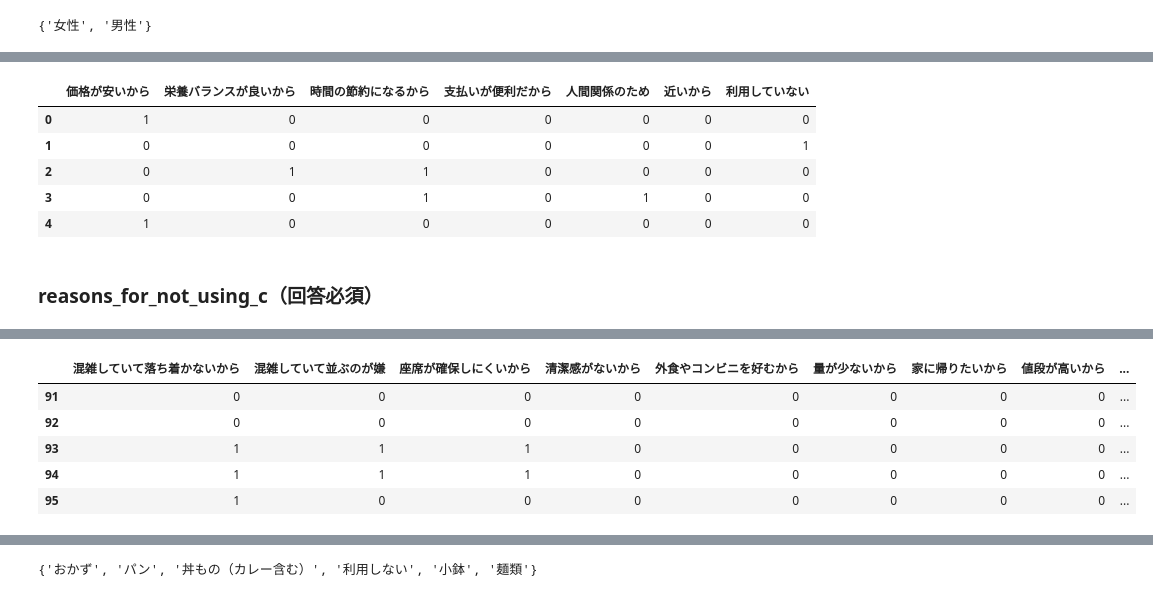
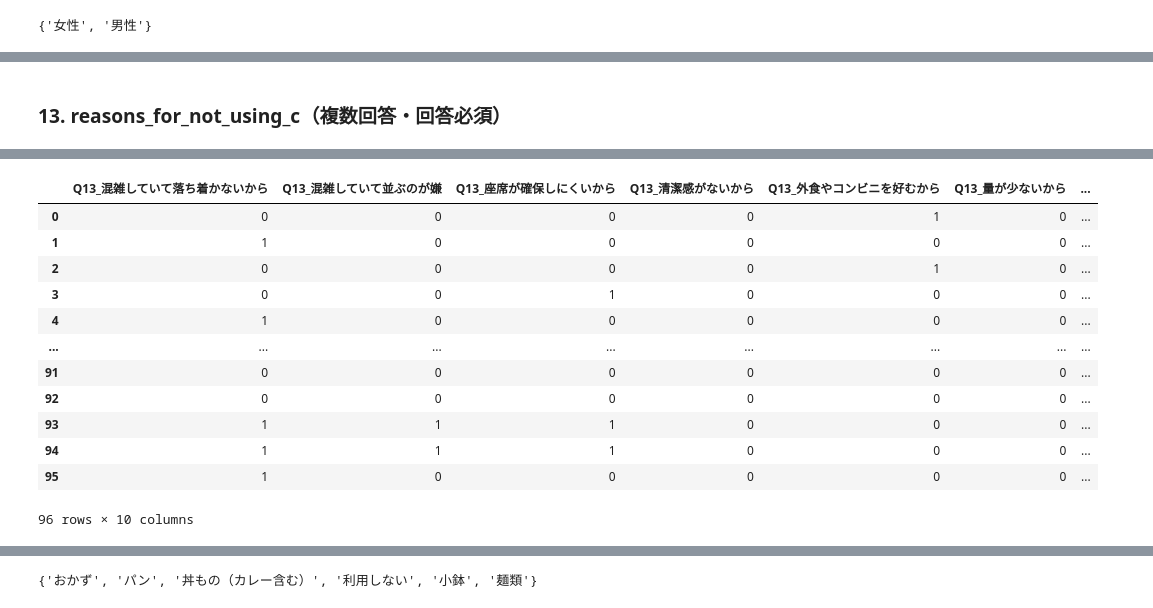
Before and after one commit to ohata-y/coop_iot, a Jupyter notebook: main.ipynb, the cells around one changed output, grey strips where cells are left out. Cells and saved outputs as stored; diff of their text form; code cells hidden in the pictures.

```diff
--- a/main.ipynb
+++ b/main.ipynb
@@ -261,0 +376,3 @@ df_frequency_c.head()
+# %%
+for i in range(4):
+    print(f"{i}: {len(df_frequency_c.query(f'Q8_frequency_c == {i}'))}")
@@ -280,0 +418,3 @@ df_average_payment.head()
+# %%
+for i in range(6):
+    print(f"{i}: {len(df_average_payment.query(f'Q9_average_payment == {i}'))}")
@@ -373,0 +561,3 @@ df_n_of_people.head()
+# %%
+for i in range(4):
+    print(f"{i}: {len(df_n_of_people.query(f'Q11_n_of_people == {i}'))}")
@@ -465,22 +675,6 @@ df_reasons_for_using_c.sum()
 dtype: int64
-# %%
-# 「食べたことのないメニューが出ることがあるから。」
-# 「大学内でご飯を食べる場所が生協しかないから。」
-# 「学食なら親が費用を負担してくれるから」
-# 「手っ取り早く量を食べれる」
-# これらはそれぞれ1人しか回答していないので除外する
-# ただし、意見としては貴重なのでここに記しておく
-df_reasons_for_using_c.drop(columns=["メニュー", "生協しかないから", "学食だと親が費用負担するから", "量が多いから"], inplace=True)
-df_reasons_for_using_c.head()
-# %% [output]
-|  | 価格が安いから | 栄養バランスが良いから | 時間の節約になるから | 支払いが便利だから | 人間関係のため | 近いから | 利用していない |
-| 0 | 1 | 0 | 0 | 0 | 0 | 0 | 0 |
-| 1 | 0 | 0 | 0 | 0 | 0 | 0 | 1 |
-| 2 | 0 | 1 | 1 | 0 | 0 | 0 | 0 |
-| 3 | 0 | 0 | 1 | 0 | 1 | 0 | 0 |
-| 4 | 1 | 0 | 0 | 0 | 0 | 0 | 0 |
 # %% [markdown]
-### reasons_for_not_using_c（回答必須）
+### 13. reasons_for_not_using_c（複数回答・回答必須）
 # %%
 tmp1 = list(df2["reasons_for_not_using_c"])
 unique_values = set()
@@ -508,51 +702,60 @@ unique_values
 # %%
 # コスパが良い = 味の割に価格が安い
 # コスパが悪い = 味の割に価格が高い = おいしくない + 価格が高い
 original = ['下宿まで5分程度で家に帰って作り置きなどを食べる方がコストパフォーマンスが良いように感じる。学食(生協？)は値上げをしないようがんばっていることは伝わるものの、私が体育会ということもあり1メニューでは空腹を満たしきれないのであまり積極的に使おうとは思わない。',
             '人がたくさんいて、落ち着かない',
             '利用している',
             '利用しない理由はない',
             '利用する必要がない。',
             '外食やコンビニを好むから',
             '家に帰りたいから',
             '家のご飯の方が安くて美味しい',
             '家帰って食べた方が節約になる',
             '座席が確保しにくいから',
             '混雑していて、並ぶのが嫌',
             '清潔感がないから',
             '自炊や外食の方が、コストや質の点で妥当感がある。',
             '食堂の値段がたかいから',
             '高いしさほど美味しくない',
             '高価であるため']
-new = ["混雑していて落ち着かないから",
-       "混雑していて並ぶのが嫌",
-       "座席が確保しにくいから",
-       "清潔感がないから",
-       "外食やコンビニを好むから",
-       "量が少ないから",
-       "家に帰りたいから",
-       "値段が高いから",
-       "おいしくないから",
-       "利用する必要がないから",
-       "利用している"]
+new = ["Q13_混雑していて落ち着かないから",
+       "Q13_混雑していて並ぶのが嫌",
+       "Q13_座席が確保しにくいから",
+       "Q13_清潔感がないから",
+       "Q13_外食やコンビニを好むから",
+       "Q13_量が少ないから",
+       "Q13_家に帰りたいから",
+       "Q13_値段が高いから",
+       "Q13_おいしくないから",
+       "Q13_利用する必要がないから",
+       "Q13_利用している"]
 original_to_new_idxs = [[5, 7, 8], [0], [10], [10], [9], [4], [6], [7, 8], [7], [2], [1], [3], [7, 8], [7], [7, 8], [7]]
 result = [[0] * len(new) for _ in range(r)]
 for i in range(r):
     values = df2["reasons_for_not_using_c"][i].split(", ")
     for value in values:
         idx = original.index(value)
         new_idxs = original_to_new_idxs[idx]
         for j in new_idxs:
             result[i][j] = 1
 df_reasons_for_not_using_c = pd.DataFrame(data=result, columns=new)
-df_reasons_for_not_using_c.tail()
+# 利用しない理由が知りたいので、「利用している」のcolumnは取り除く
+df_reasons_for_not_using_c.drop(columns=["Q13_利用している"], inplace=True)
+df_reasons_for_not_using_c
 # %% [output]
-|  | 混雑していて落ち着かないから | 混雑していて並ぶのが嫌 | 座席が確保しにくいから | 清潔感がないから | 外食やコンビニを好むから | 量が少ないから | 家に帰りたいから | 値段が高いから | ... |
-| 91 | 0 | 0 | 0 | 0 | 0 | 0 | 0 | 0 | ... |
-| 92 | 0 | 0 | 0 | 0 | 0 | 0 | 0 | 0 | ... |
-| 93 | 1 | 1 | 1 | 0 | 0 | 0 | 0 | 0 | ... |
-| 94 | 1 | 1 | 1 | 0 | 0 | 0 | 0 | 0 | ... |
-| 95 | 1 | 0 | 0 | 0 | 0 | 0 | 0 | 0 | ... |
+|  | Q13_混雑していて落ち着かないから | Q13_混雑していて並ぶのが嫌 | Q13_座席が確保しにくいから | Q13_清潔感がないから | Q13_外食やコンビニを好むから | Q13_量が少ないから | ... |
+| 0 | 0 | 0 | 0 | 0 | 1 | 0 | ... |
+| 1 | 1 | 0 | 0 | 0 | 0 | 0 | ... |
+| 2 | 0 | 0 | 0 | 0 | 1 | 0 | ... |
+| 3 | 0 | 0 | 1 | 0 | 0 | 0 | ... |
+| 4 | 1 | 0 | 0 | 0 | 0 | 0 | ... |
+| ... | ... | ... | ... | ... | ... | ... | ... |
+| 91 | 0 | 0 | 0 | 0 | 0 | 0 | ... |
+| 92 | 0 | 0 | 0 | 0 | 0 | 0 | ... |
+| 93 | 1 | 1 | 1 | 0 | 0 | 0 | ... |
+| 94 | 1 | 1 | 1 | 0 | 0 | 0 | ... |
+| 95 | 1 | 0 | 0 | 0 | 0 | 0 | ... |
+96 rows × 10 columns
 # %%
 df_reasons_for_not_using_c.sum()
 # %% [output]
```
Also changed, not shown: parts of 141 cells of this notebook, 2 other files.
